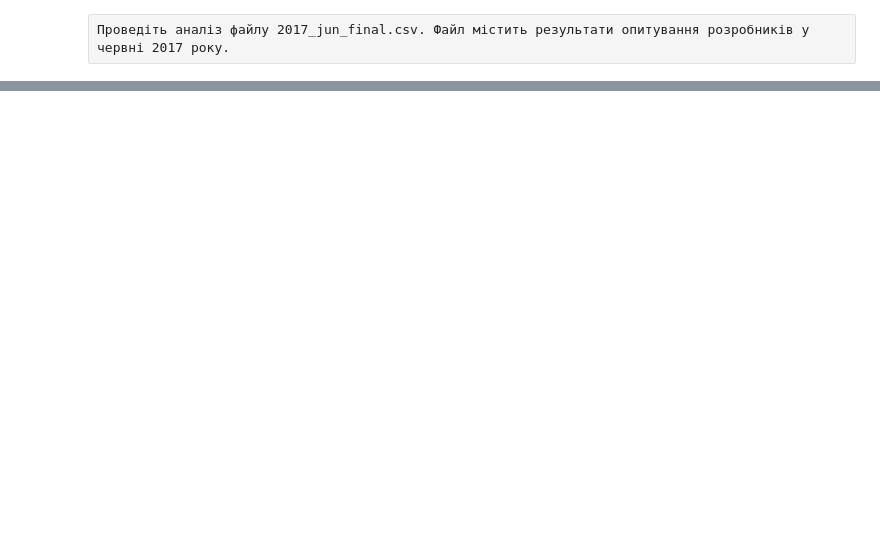
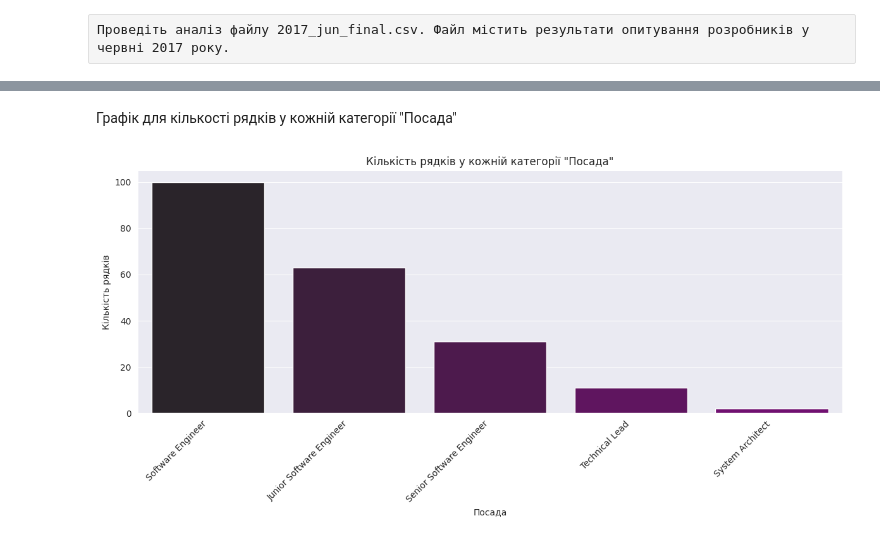
Before and after one commit to Kagev/DataScience, a Jupyter notebook: HW2/DS_HW_2_2.ipynb, the cells around one changed output, grey strips where cells are left out. Cells and saved outputs as stored; diff of their text form; code cells hidden in the pictures; blank space fills up the shorter version.

```diff
--- a/HW2/DS_HW_2_2.ipynb
+++ b/HW2/DS_HW_2_2.ipynb
@@ -15,0 +218,5 @@ print(data_file)
+# %%
+position_column = 'Должность'
+grouped_data = python_data.groupby(position_column)
+
+print(grouped_data)
@@ -15,0 +300,13 @@ print(data_file)
+# %% [markdown]
+Графік для кількості рядків у кожній категорії "Посада"
+# %%
+plt.figure(figsize=(12, 6))
+sns.countplot(x=position_column, data=python_data, hue=position_column, palette='dark:purple')
+plt.title('Кількість рядків у кожній категорії "Посада"')
+plt.xlabel('Посада')
+plt.ylabel('Кількість рядків')
+plt.xticks(rotation=45, ha='right')
+plt.tight_layout()
+plt.show()
+# %% [output]
+[figure, added]
```
Also changed, not shown: parts of 35 cells of this notebook, 6 other files.
